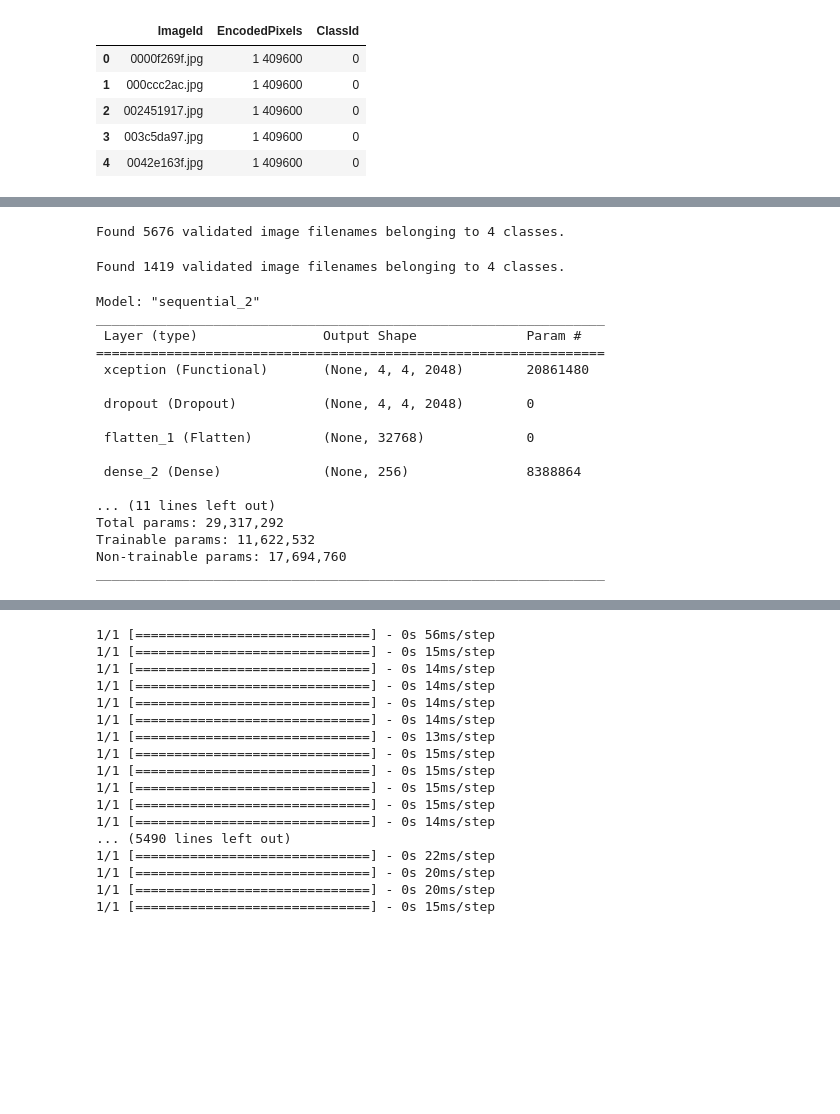
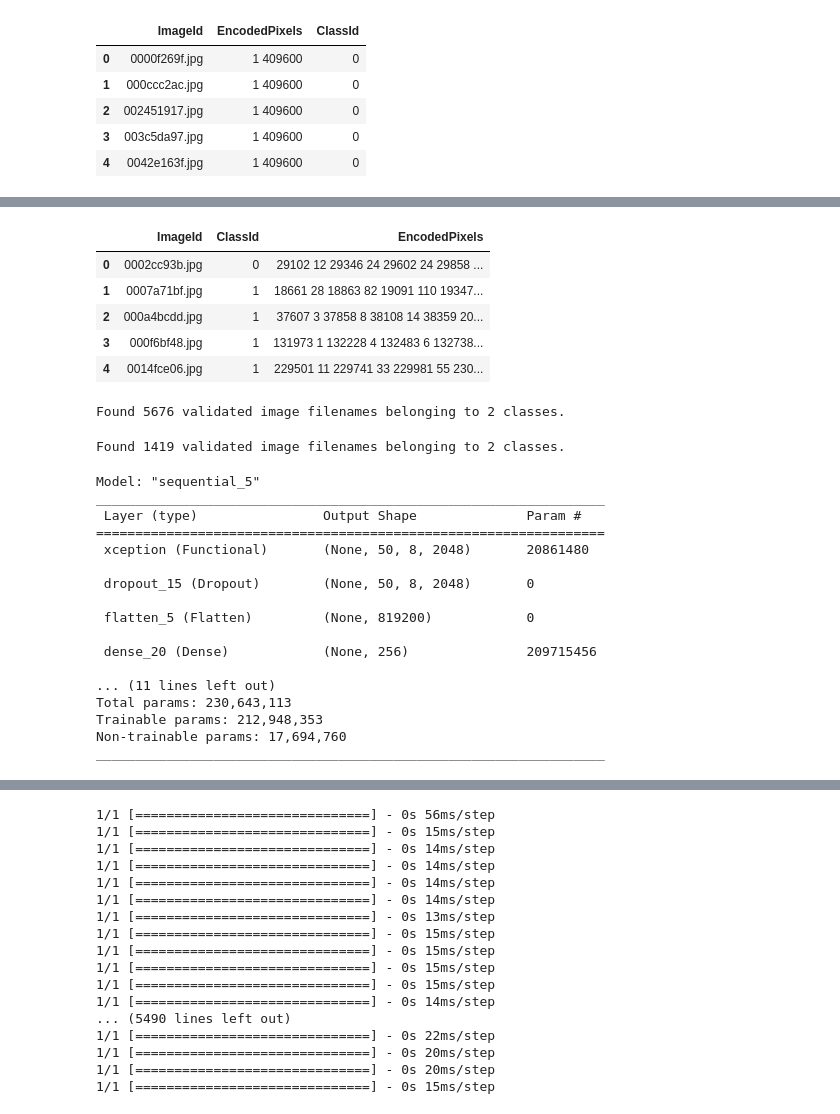
Before and after one commit to usingkim/2022_graduation_assignment, a Jupyter notebook: 중간보고서/yoojin_model.ipynb, the cells around one changed output, grey strips where cells are left out. Cells and saved outputs as stored; diff of their text form; code cells hidden in the pictures; blank space fills up the shorter version.

```diff
--- a/중간보고서/yoojin_model.ipynb
+++ b/중간보고서/yoojin_model.ipynb
@@ -57,23 +66,36 @@ df['ClassId']=df['ClassId'].astype(str)
+# %%
+df['ClassId']=df['ClassId'].astype(int)
+df.loc[1 <= df['ClassId'], 'ClassId'] = '1'
+# %%
+df.loc[0, 'ClassId'] = '0'
+df.head()
+# %% [output]
+|  | ImageId | ClassId | EncodedPixels |
+| 0 | 0002cc93b.jpg | 0 | 29102 12 29346 24 29602 24 29858 ... |
+| 1 | 0007a71bf.jpg | 1 | 18661 28 18863 82 19091 110 19347... |
+| 2 | 000a4bcdd.jpg | 1 | 37607 3 37858 8 38108 14 38359 20... |
+| 3 | 000f6bf48.jpg | 1 | 131973 1 132228 4 132483 6 132738... |
+| 4 | 0014fce06.jpg | 1 | 229501 11 229741 33 229981 55 230... |
 # %%
 trainData = train_datagen.flow_from_dataframe(dataframe=df,
                                                 directory='/Users/kimyoojin/Desktop/졸업과제용/데이터/severstal-steel-defect-detection/train_images',
-                                                target_size=(128, 128), x_col='ImageId',
+                                                target_size=(1600, 256), x_col='ImageId',
                                                 y_col='ClassId', batch_size=16,
-                                                class_mode='categorical', subset = "training")
+                                                class_mode='binary', subset = "training")
 # %% [output]
-Found 5676 validated image filenames belonging to 4 classes.
+Found 5676 validated image filenames belonging to 2 classes.
 # %%
 validData = train_datagen.flow_from_dataframe(dataframe=df,
                                                 directory='/Users/kimyoojin/Desktop/졸업과제용/데이터/severstal-steel-defect-detection/train_images',
-                                                target_size=(128, 128), x_col='ImageId',
+                                                target_size=(1600, 256), x_col='ImageId',
                                                 y_col='ClassId', batch_size=16,
-                                                class_mode='categorical', subset = "validation")
+                                                class_mode='binary', subset = "validation")
 # %% [output]
-Found 1419 validated image filenames belonging to 4 classes.
+Found 1419 validated image filenames belonging to 2 classes.
 # %%
 # Xception
 
-base_model = tf.keras.applications.Xception(input_shape=(128,128,3),include_top=False,weights="imagenet")
+base_model = tf.keras.applications.Xception(input_shape=(1600,256,3),include_top=False,weights="imagenet")
 
 # Freezing Layers
 
@@ -91,25 +113,25 @@ model.add(Dropout(0.2))
 model.add(Dense(128,activation="relu"))
 model.add(Dropout(0.2))
 model.add(Dense(256,activation="relu"))
-model.add(Dense(4,activation="softmax"))
+model.add(Dense(1,activation="softmax"))
 
 model.summary()
 # %% [output]
-Model: "sequential_2"
+Model: "sequential_5"
 _________________________________________________________________
  Layer (type)                Output Shape              Param #
 =================================================================
- xception (Functional)       (None, 4, 4, 2048)        20861480
+ xception (Functional)       (None, 50, 8, 2048)       20861480
 
- dropout (Dropout)           (None, 4, 4, 2048)        0
+ dropout_15 (Dropout)        (None, 50, 8, 2048)       0
 
- flatten_1 (Flatten)         (None, 32768)             0
+ flatten_5 (Flatten)         (None, 819200)            0
 
- dense_2 (Dense)             (None, 256)               8388864
+ dense_20 (Dense)            (None, 256)               209715456
 
 ... (11 lines left out)
-Total params: 29,317,292
-Trainable params: 11,622,532
+Total params: 230,643,113
+Trainable params: 212,948,353
 Non-trainable params: 17,694,760
 _________________________________________________________________
 # %%
```
Also changed, not shown: parts of 10 cells of this notebook, 9 other files.
